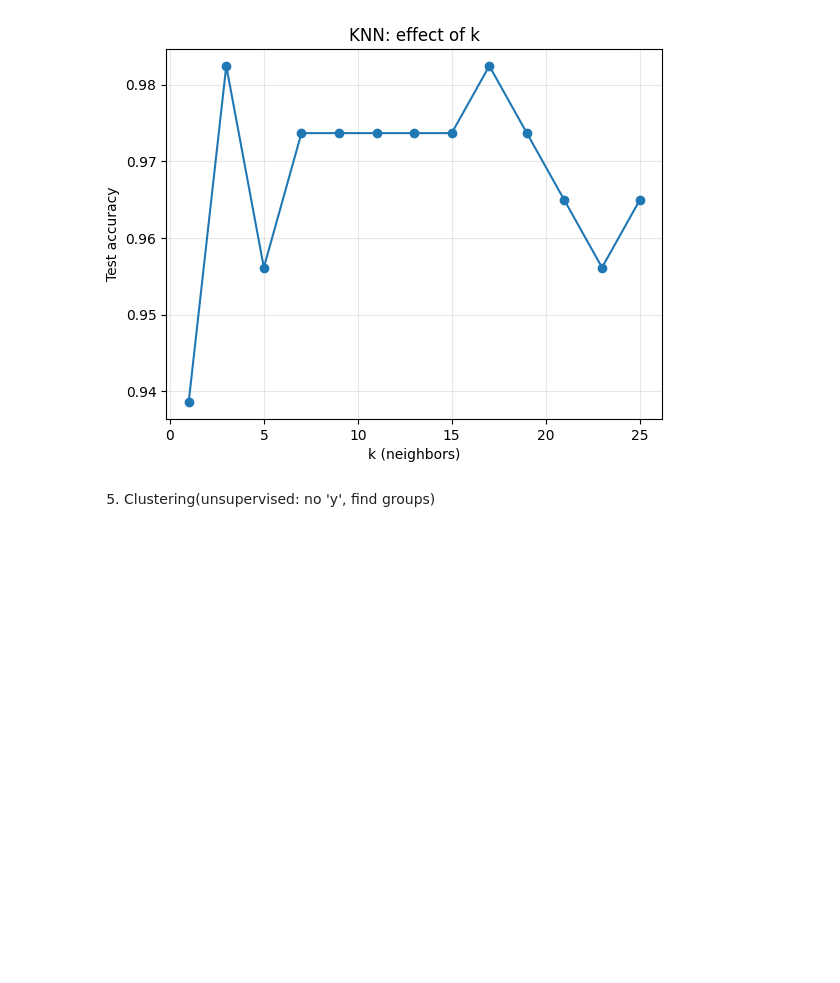
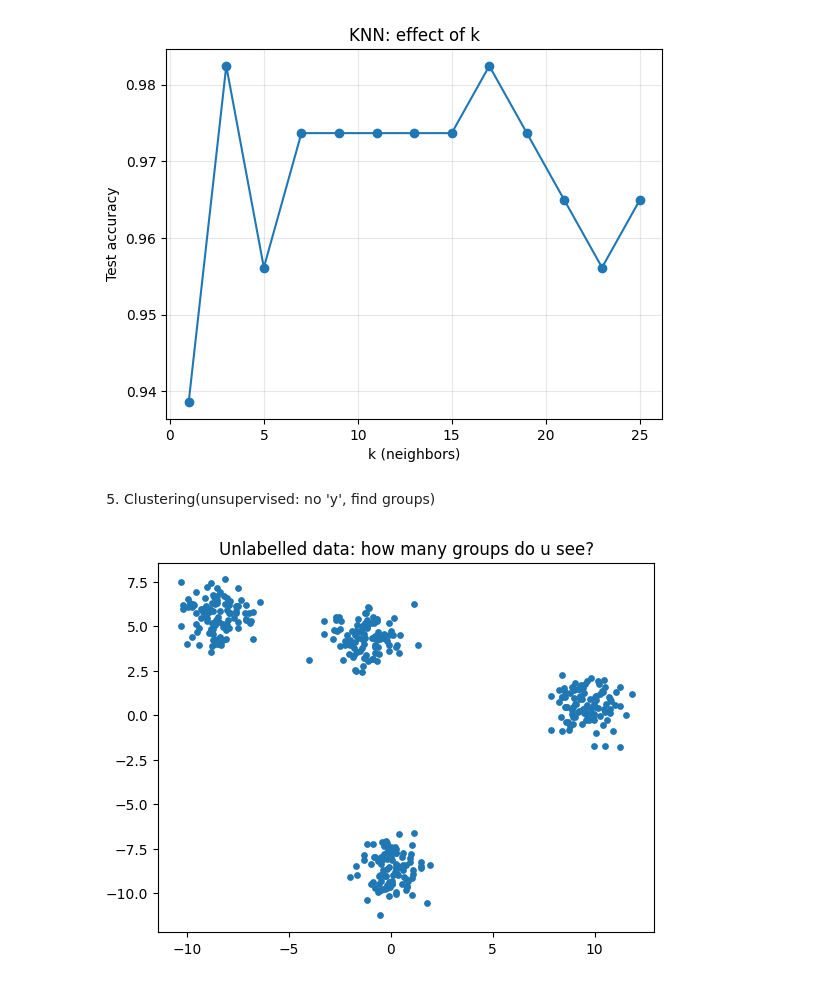
Before and after one commit to MoghalPathan/Scikit-learn, a Jupyter notebook: scikit-learn.ipynb, the cells around one changed output. Saved outputs shown, nothing was run; the diff lists cells and outputs as text; code cells hidden in the pictures; blank space fills up the shorter version.

```diff
--- a/scikit-learn.ipynb
+++ b/scikit-learn.ipynb
@@ -365,3 +365,15 @@ plt.show()
 [figure]
 # %% [markdown]
 5. Clustering(unsupervised: no 'y', find groups)
+# %%
+from sklearn.datasets import make_blobs, make_moons
+from sklearn.cluster import KMeans, DBSCAN, AgglomerativeClustering
+from sklearn.metrics import silhouette_score
+
+xb, _ = make_blobs(n_samples=400, centers=4, cluster_std=0.9, random_state=7)
+
+plt.scatter(xb[:, 0], xb[:, 1], s=15)
+plt.title("Unlabelled data: how many groups do u see?")
+plt.show()
+# %% [output]
+[figure, added]
```
Also changed, not shown: parts of 12 cells of this notebook.
